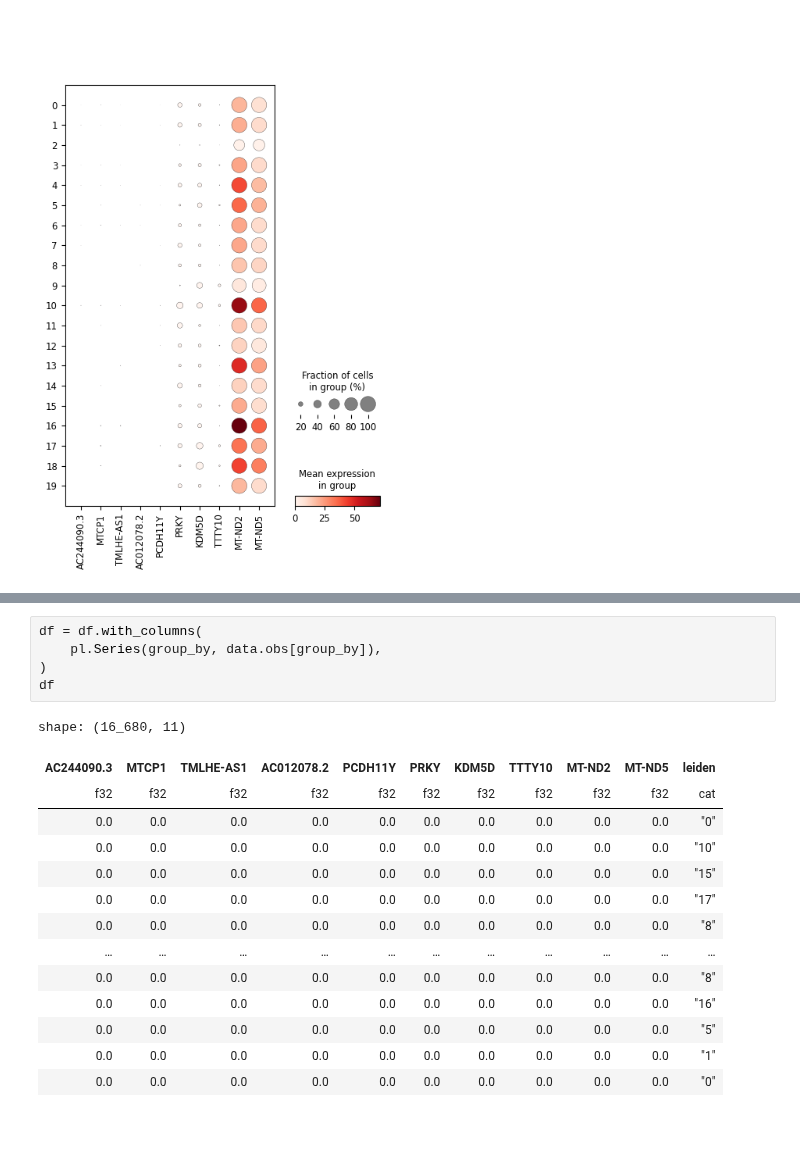
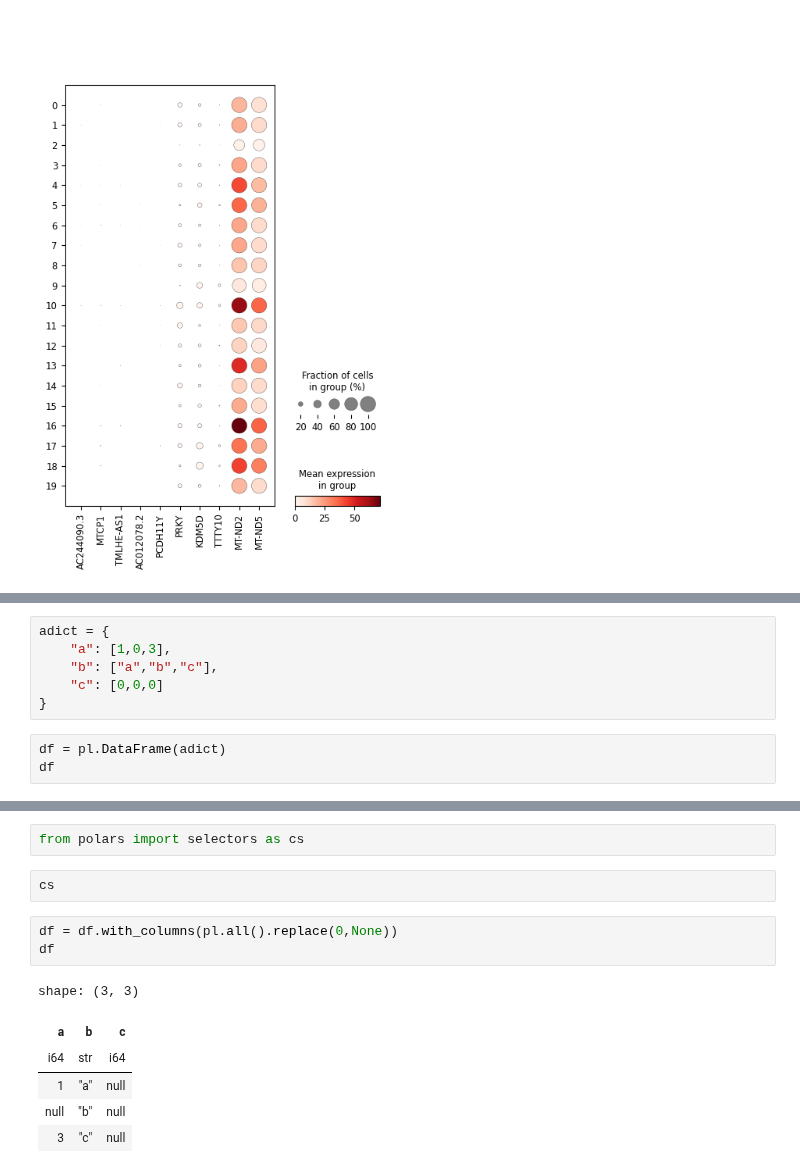
Before and after one commit to datavil/cellestial, a Jupyter notebook: notebooks/dotplot.ipynb, the cells around one changed output, grey strips where cells are left out. Cells and saved outputs as stored; diff of their text form; blank space fills up the shorter version.

```diff
--- a/notebooks/dotplot.ipynb
+++ b/notebooks/dotplot.ipynb
@@ -234,0 +203,9 @@ shape: (16_680, 10)
+# %%
+adict = {
+    "a": [1,0,3],
+    "b": ["a","b","c"],
+    "c": [0,0,0]
+}
+# %%
+df = pl.DataFrame(adict)
+df
@@ -235,20 +219,14 @@ shape: (16_680, 10)
+# %%
+from polars import selectors as cs
+# %%
+cs
 # %%
-df = df.with_columns(
-    pl.Series(group_by, data.obs[group_by]),
-)
+df = df.with_columns(pl.all().replace(0,None))
 df
 # %% [output]
-shape: (16_680, 11)
+shape: (3, 3)
-| AC244090.3 | MTCP1 | TMLHE-AS1 | AC012078.2 | PCDH11Y | PRKY | KDM5D | TTTY10 | MT-ND2 | MT-ND5 | leiden |
-| f32 | f32 | f32 | f32 | f32 | f32 | f32 | f32 | f32 | f32 | cat |
-| 0.0 | 0.0 | 0.0 | 0.0 | 0.0 | 0.0 | 0.0 | 0.0 | 0.0 | 0.0 | "0" |
-| 0.0 | 0.0 | 0.0 | 0.0 | 0.0 | 0.0 | 0.0 | 0.0 | 0.0 | 0.0 | "10" |
-| 0.0 | 0.0 | 0.0 | 0.0 | 0.0 | 0.0 | 0.0 | 0.0 | 0.0 | 0.0 | "15" |
-| 0.0 | 0.0 | 0.0 | 0.0 | 0.0 | 0.0 | 0.0 | 0.0 | 0.0 | 0.0 | "17" |
-| 0.0 | 0.0 | 0.0 | 0.0 | 0.0 | 0.0 | 0.0 | 0.0 | 0.0 | 0.0 | "8" |
-| … | … | … | … | … | … | … | … | … | … | … |
-| 0.0 | 0.0 | 0.0 | 0.0 | 0.0 | 0.0 | 0.0 | 0.0 | 0.0 | 0.0 | "8" |
-| 0.0 | 0.0 | 0.0 | 0.0 | 0.0 | 0.0 | 0.0 | 0.0 | 0.0 | 0.0 | "16" |
-| 0.0 | 0.0 | 0.0 | 0.0 | 0.0 | 0.0 | 0.0 | 0.0 | 0.0 | 0.0 | "5" |
-| 0.0 | 0.0 | 0.0 | 0.0 | 0.0 | 0.0 | 0.0 | 0.0 | 0.0 | 0.0 | "1" |
-| 0.0 | 0.0 | 0.0 | 0.0 | 0.0 | 0.0 | 0.0 | 0.0 | 0.0 | 0.0 | "0" |
+| a | b | c |
+| i64 | str | i64 |
+| 1 | "a" | null |
+| null | "b" | null |
+| 3 | "c" | null |
```
Also changed, not shown: parts of 21 cells of this notebook.
